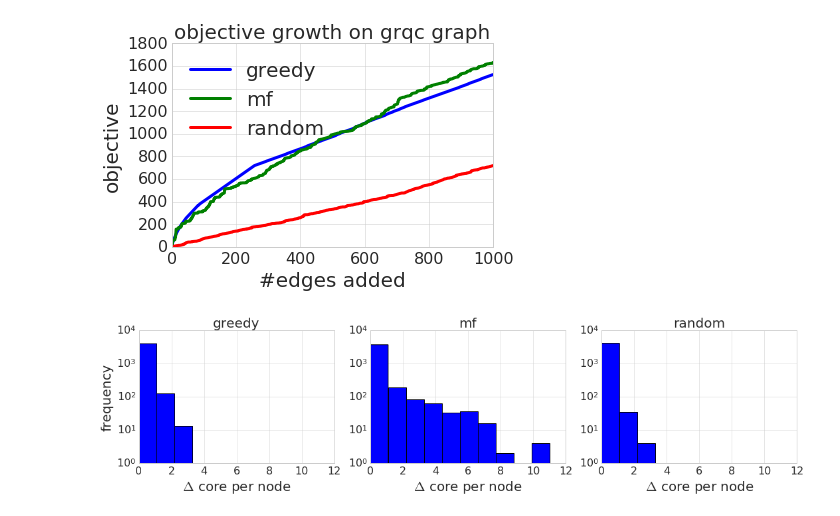
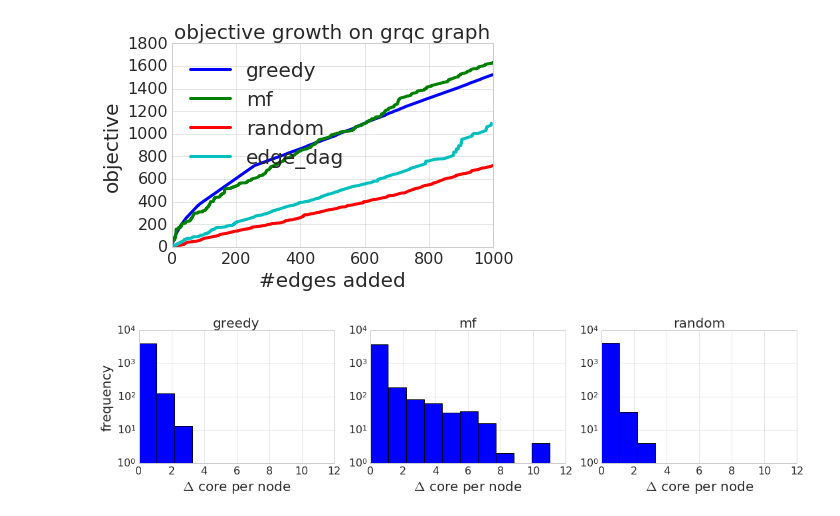
Before and after one commit to xiaohan2012/core_maximization, a Jupyter notebook: evaluation_plot.ipynb, the cells around one changed output. Drawn from its saved outputs; the diff is of its cells as text; code cells hidden in the pictures.

```diff
--- a/evaluation_plot.ipynb
+++ b/evaluation_plot.ipynb
@@ -20,13 +22,13 @@ g = load_graph('data/{}/graph.gt'.format(graph_name))
 N = 10
 total_B = 1000
 B = 1000
-methods = ['greedy', 'mf', 'random']
+methods = ['greedy', 'mf', 'random', 'edge_dag']
 # %%
 edges_by_method = {}
 # %%
 for m in methods:
     edges_by_method[m] = pkl.load(open('output/{}/{}/B{}-N{}.pkl'.format(graph_name, m, total_B, N), 'rb'))
-    assert len(edges_by_method[m]) == total_B
+    assert len(edges_by_method[m]) <= total_B
     edges_by_method[m] = edges_by_method[m][:B]
 # %%
 obj_before = sum(kcore_decomposition(g).a)
@@ -50,17 +53,17 @@ plt.style.use('~/.config/matplotlib/stylelib/paper.mplstyle')
 # %%
 fig = plt.figure()
 ax = fig.add_subplot(111)
 for m in methods:
     ax.plot(obj_list_by_method[m])
 ax.legend(methods, loc='best')
 ax.set_xlabel('#edges added')
 ax.set_ylabel('objective')
-ax.set_title('objective growth on grqc graph')
+ax.set_title('objective growth on {} graph'.format(graph_name))
 fig.tight_layout()
 
-fig.savefig('figs/obj_grow/grqc-B{}-N{}.png'.format(B, N))
+fig.savefig('figs/obj_grow/{}-B{}-N{}.png'.format(graph_name, B, N))
 # %% [output]
-[figure, old version]
+[figure, new version]
 # %%
 def get_delta_core_per_node(G, edges):
     g = G.copy()
```
Also changed, not shown: parts of 8 cells of this notebook, 8 other files.
